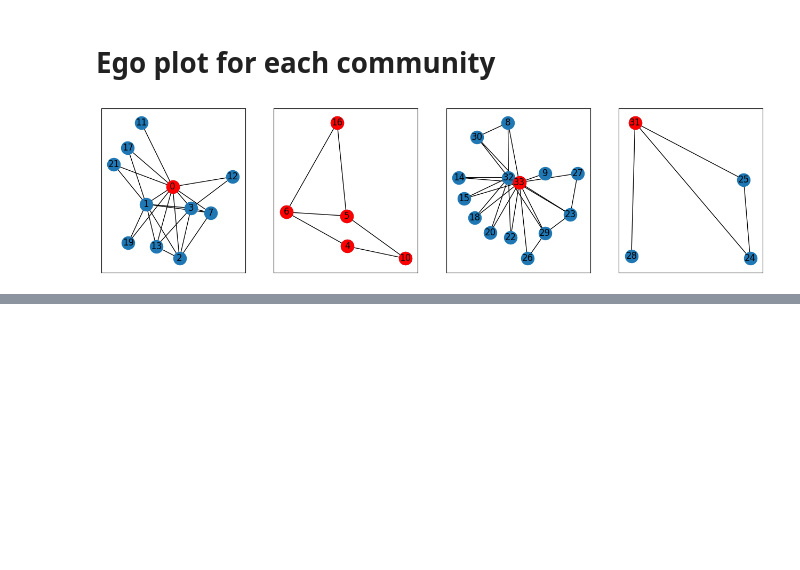
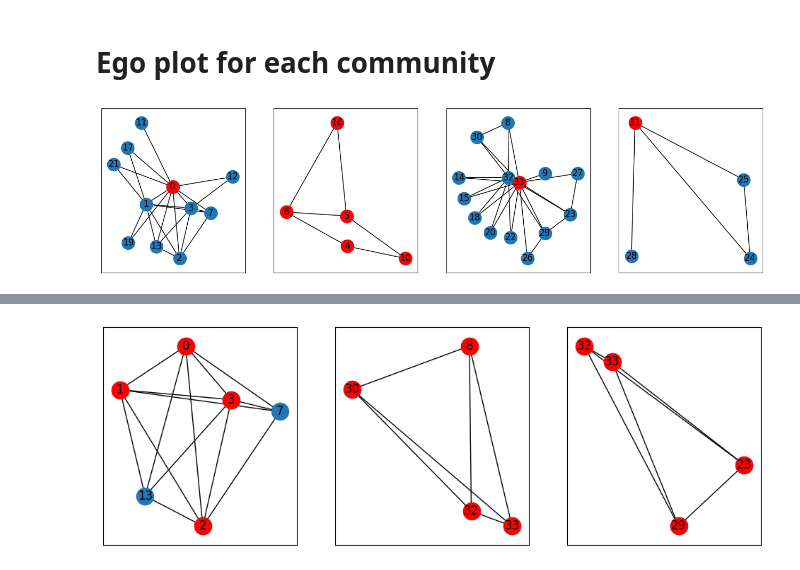
Before and after one commit to lipinski/graph-theory, a Jupyter notebook: community_detection.ipynb, the cells around one changed output, grey strips where cells are left out. Saved outputs shown, nothing was run; the diff lists cells and outputs as text; code cells hidden in the pictures; blank space fills up the shorter version.

```diff
--- a/community_detection.ipynb
+++ b/community_detection.ipynb
@@ -9,5 +11,19 @@ from collections import defaultdict
 # %%
 fig_size = (4, 4)
+# %%
+def plot_communities(G, nodes_per_community):
+    fig, axis = plt.subplots(figsize=(4 * len(nodes_per_community), 4), nrows=1, ncols=len(nodes_per_community))
+    for comm_id, nodes in enumerate(nodes_per_community):
+
+        S = G.subgraph(nodes)
+        center_nodes = nx.center(S)
+
+
+        pos = nx.kamada_kawai_layout(G)
+        nx.draw_networkx_labels(S,pos=pos, ax=axis[comm_id])
+        nx.draw_networkx_nodes(S, pos=pos, ax=axis[comm_id])
+        nx.draw_networkx_nodes(S, pos=pos, nodelist=center_nodes, node_color='red', ax=axis[comm_id])
+        nx.draw_networkx_edges(S, pos=pos, ax=axis[comm_id]);
 # %% [markdown]
 # Loading plot
 # %% [markdown]
@@ -93,0 +117,4 @@ for comm_id, nodes in enumerate(nodes_per_community):
+# %%
+plot_communities(G, nodes_per_community)
+# %% [output]
+[figure, added]
```
Also changed, not shown: parts of 6 cells of this notebook.
